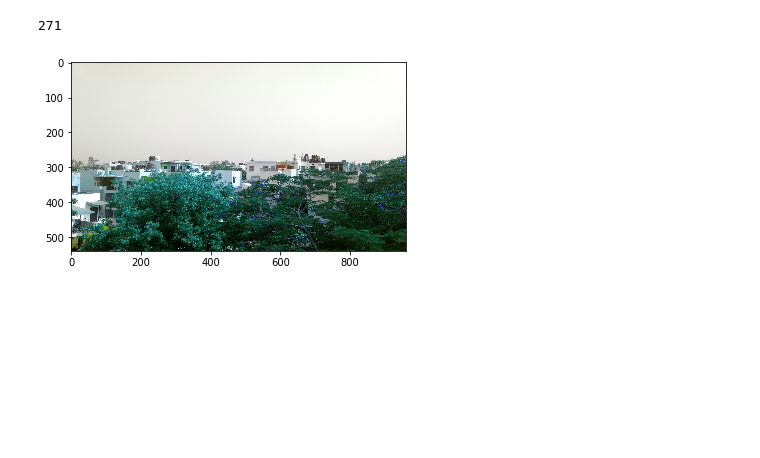
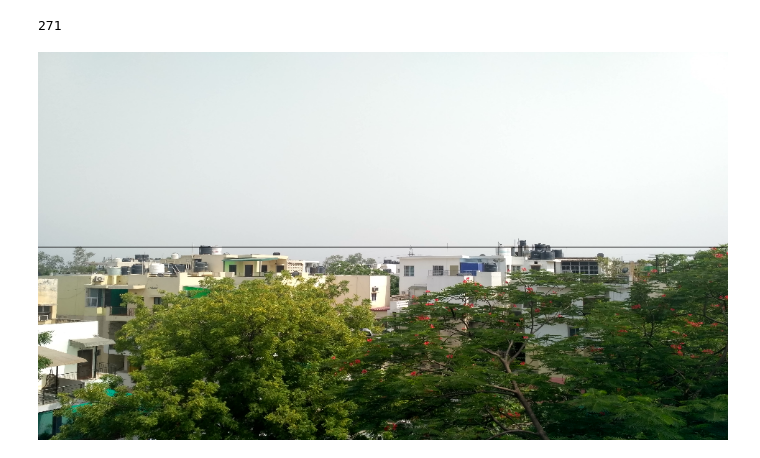
Before and after one commit to prerna-khanna/Air-Cognizer, a Jupyter notebook: Vanishing_Point_2.ipynb, the cells around one changed output. Cells and saved outputs as stored; diff of their text form; code cells hidden in the pictures; blank space fills up the shorter version.

```diff
--- a/Vanishing_Point_2.ipynb
+++ b/Vanishing_Point_2.ipynb
@@ -27,36 +27,34 @@ for ix,iy in np.ndindex(dst.shape):
 
 
     if(dst[ix,iy] > 0): #Passing those pixel values which are edges
 
         x = x+1        #Incrementing X every time edge is detected
 
         if( x == 270 ):  #Condition for reaching the threshold
 
             d1 = ix      #Assigning the value of row to a varaible
 print(d1)
 a = np.array(src)
 
 if(d1 > 210):      #If the image has more than 40%  of sky
 
 
     for iy in range (0,959):
 
         a[d1,iy] = 0     #Drawing a black line around horion
 
 
-    cv2.imshow('ans',a)   #Showing the results
+    cv2_imshow(a)   #Showing the results
 
-    cv2.waitkey(0)
+
 
 else :
      print("Not appripriate for processing")
      for iy in range (0,959):
 
         a[d1,iy] = 0     #Drawing a black line around horion
 
-        cv2.imshow('ans',a)
-
-        cv2.waitkey(0)
+        cv2_imshow(a)
 # %% [output]
 271
-[figure, old version]
+[figure, new version]
```
Also changed, not shown: parts of 1 cell of this notebook.
